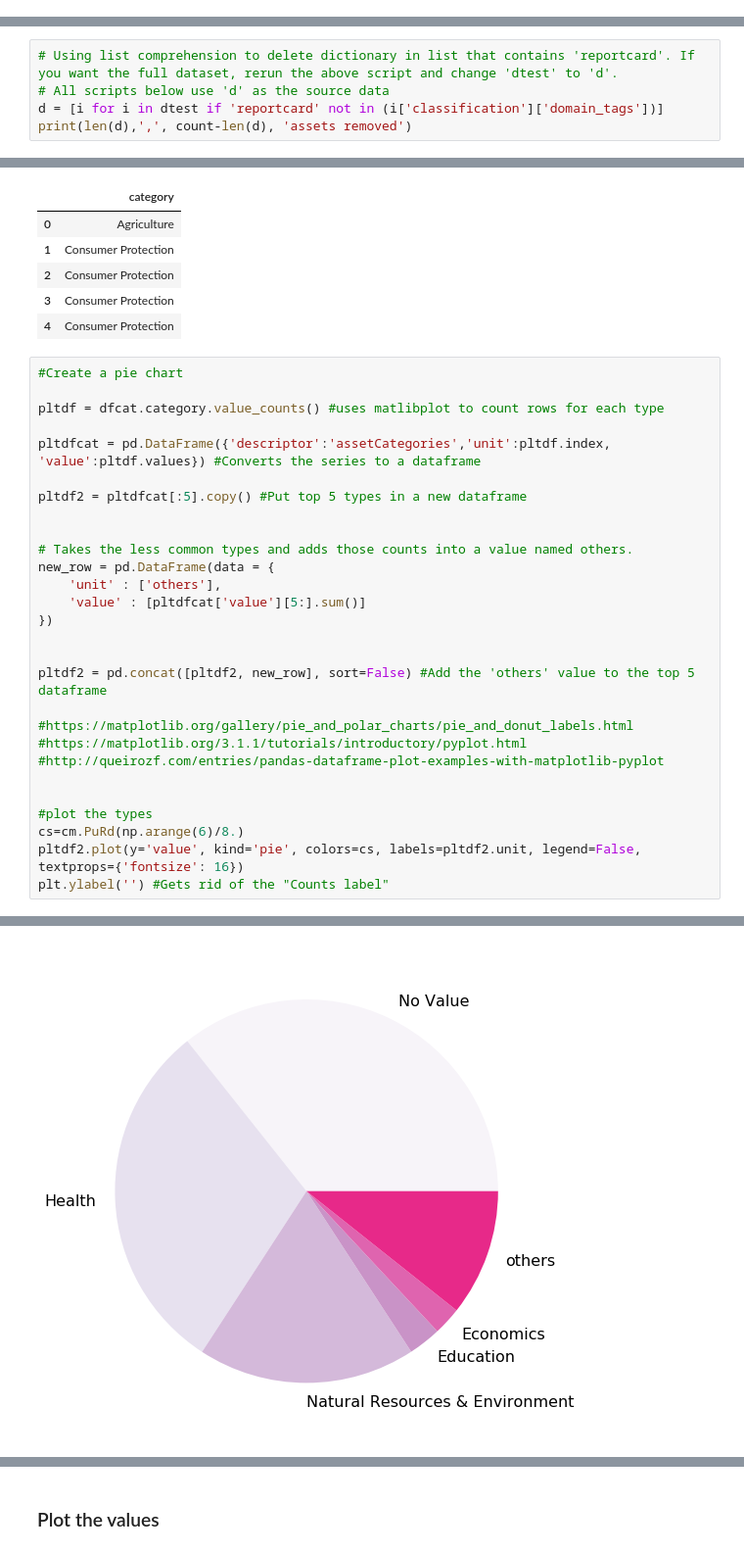
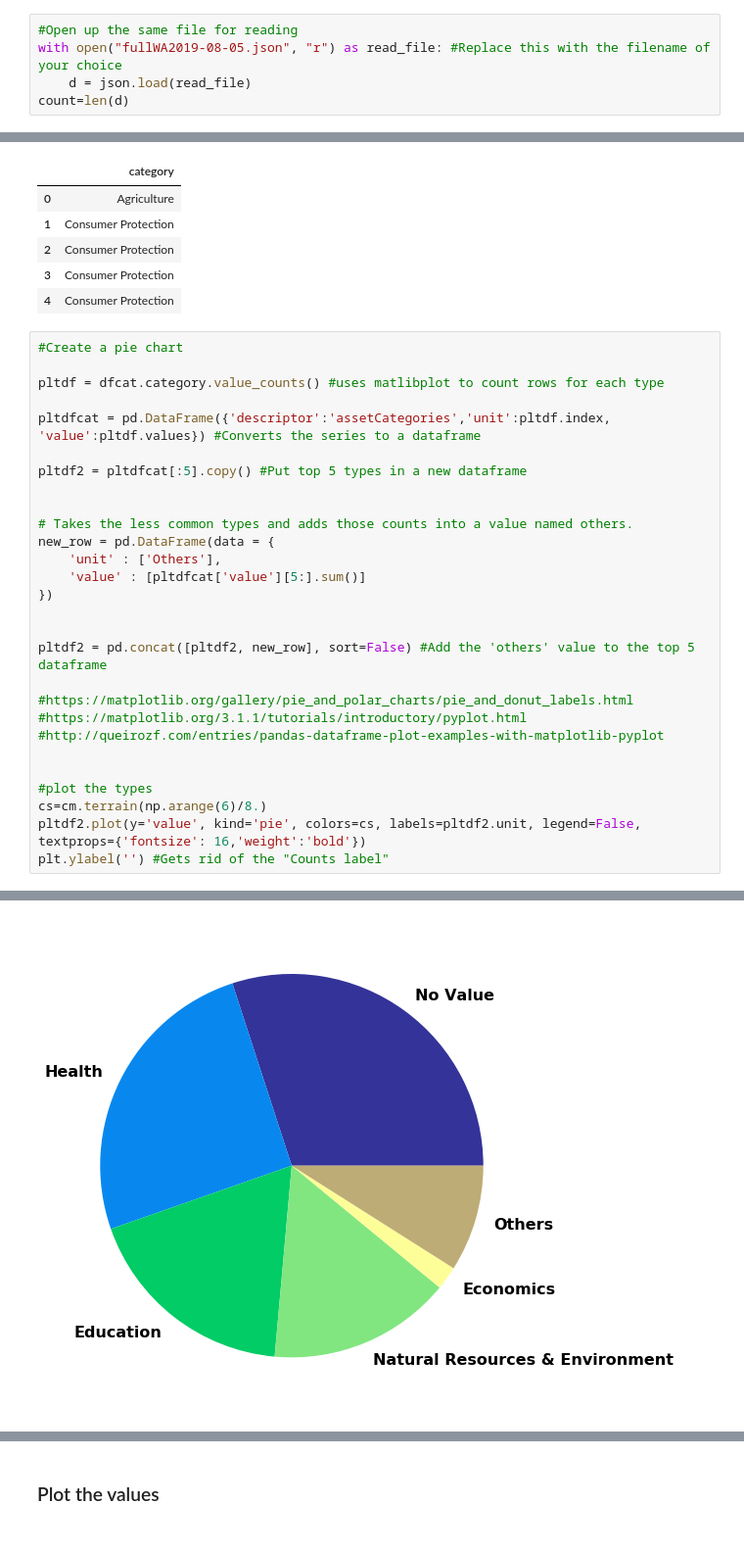
Before and after one commit to OpenDataLiteracy/WSL-AMF, a Jupyter notebook: portal-dashboard/socrata-all-metadata.ipynb, the cells around one changed output, grey strips where cells are left out. Shown at 98% size. Cells and saved outputs as stored; diff of their text form.

```diff
--- a/portal-dashboard/socrata-all-metadata.ipynb
+++ b/portal-dashboard/socrata-all-metadata.ipynb
@@ -31,0 +32,5 @@ add authentication?? ?$$app_token=OHlDzukOUa15bLYTvOV23hrmX
+# %%
+#Open up the same file for reading
+with open("fullWA2019-08-05.json", "r") as read_file: #Replace this with the filename of your choice
+    d = json.load(read_file)
+count=len(d)
@@ -61,5 +73,0 @@ count=len(dtest)
-# %%
-# Using list comprehension to delete dictionary in list that contains 'reportcard'. If you want the full dataset, rerun the above script and change 'dtest' to 'd'.
-# All scripts below use 'd' as the source data
-d = [i for i in dtest if 'reportcard' not in (i['classification']['domain_tags'])]
-print(len(d),',', count-len(d), 'assets removed')
@@ -206,33 +183,33 @@ dfcat.head()
 # %%
 #Create a pie chart
 
 pltdf = dfcat.category.value_counts() #uses matlibplot to count rows for each type
 
 pltdfcat = pd.DataFrame({'descriptor':'assetCategories','unit':pltdf.index, 'value':pltdf.values}) #Converts the series to a dataframe
 
 pltdf2 = pltdfcat[:5].copy() #Put top 5 types in a new dataframe
 
 
 # Takes the less common types and adds those counts into a value named others.
 new_row = pd.DataFrame(data = {
-    'unit' : ['others'],
+    'unit' : ['Others'],
     'value' : [pltdfcat['value'][5:].sum()]
 })
 
 
 pltdf2 = pd.concat([pltdf2, new_row], sort=False) #Add the 'others' value to the top 5 dataframe
 
 #https://matplotlib.org/gallery/pie_and_polar_charts/pie_and_donut_labels.html
 #https://matplotlib.org/3.1.1/tutorials/introductory/pyplot.html
 #http://queirozf.com/entries/pandas-dataframe-plot-examples-with-matplotlib-pyplot
 
 
 #plot the types
-cs=cm.PuRd(np.arange(6)/8.)
-pltdf2.plot(y='value', kind='pie', colors=cs, labels=pltdf2.unit, legend=False, textprops={'fontsize': 16})
+cs=cm.terrain(np.arange(6)/8.)
+pltdf2.plot(y='value', kind='pie', colors=cs, labels=pltdf2.unit, legend=False, textprops={'fontsize': 16,'weight':'bold'})
 plt.ylabel('') #Gets rid of the "Counts label"
 # %% [output]
 Text(0, 0.5, '')
-[figure, old version]
+[figure, new version]
 # %% [markdown]
 ### Dataframe of proportions
```
Also changed, not shown: parts of 42 cells of this notebook.
